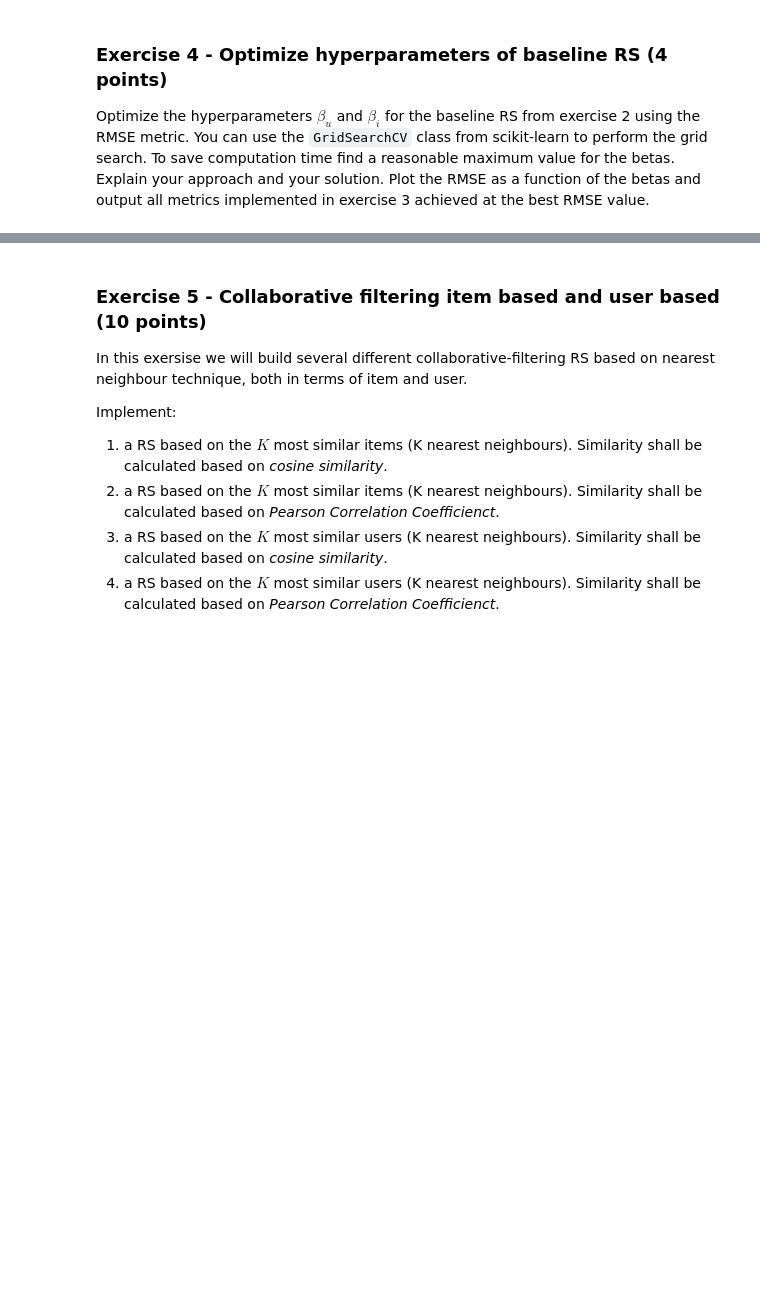
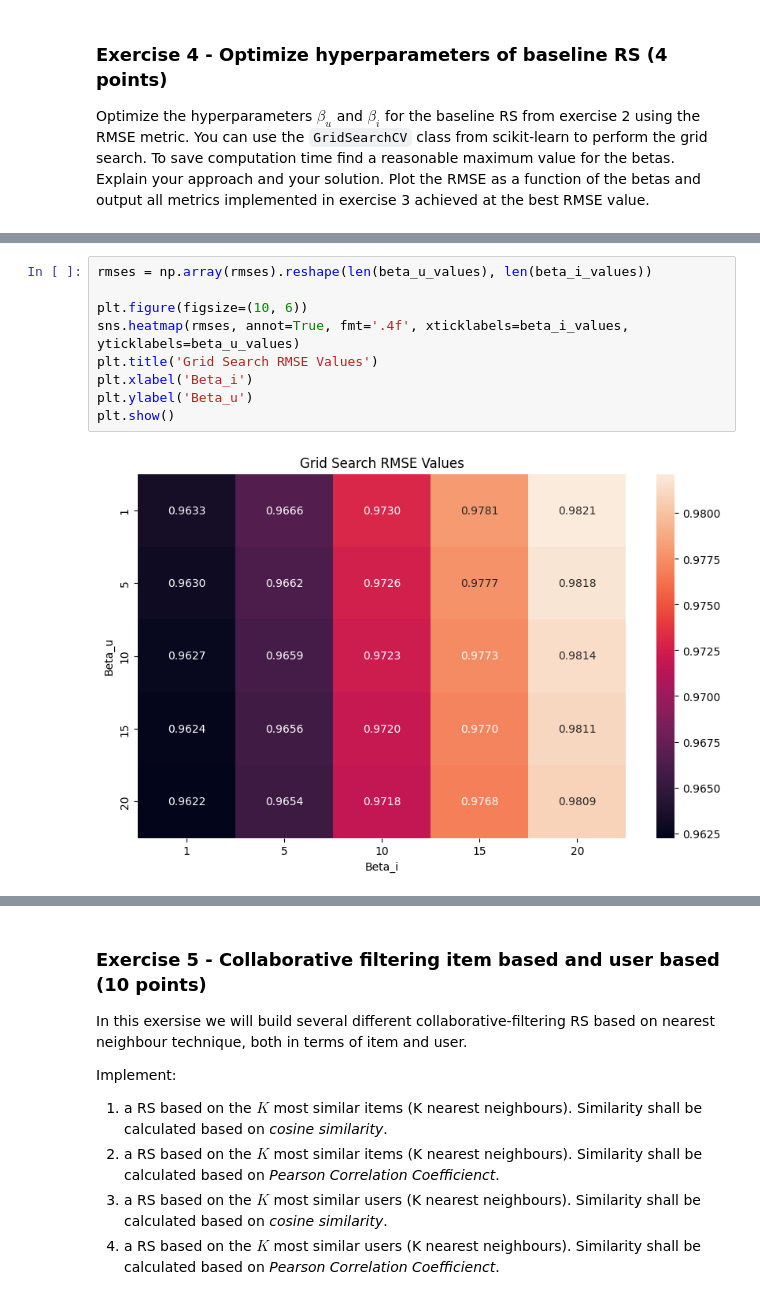
Before and after one commit to okaynils/fhnw-ds-rsy, a Jupyter notebook: MiniChallenge/RSY_ MiniChallenge_FS24.ipynb, the cells around one changed output, grey strips where cells are left out. Drawn from its saved outputs; the diff is of its cells as text; blank space fills up the shorter version.

```diff
--- a/MiniChallenge/RSY_ MiniChallenge_FS24.ipynb
+++ b/MiniChallenge/RSY_ MiniChallenge_FS24.ipynb
@@ -531,3 +552,14 @@ best_params, best_rmse, rmses = grid_search_cv(user_item_matrix.values, beta_u_v
+# %%
+rmses = np.array(rmses).reshape(len(beta_u_values), len(beta_i_values))
+
+plt.figure(figsize=(10, 6))
+sns.heatmap(rmses, annot=True, fmt='.4f', xticklabels=beta_i_values, yticklabels=beta_u_values)
+plt.title('Grid Search RMSE Values')
+plt.xlabel('Beta_i')
+plt.ylabel('Beta_u')
+plt.show()
+# %% [output]
+[figure, added]
 # %%
 best_rmse, best_params
 # %% [output]
```
Also changed, not shown: parts of 22 cells of this notebook.
